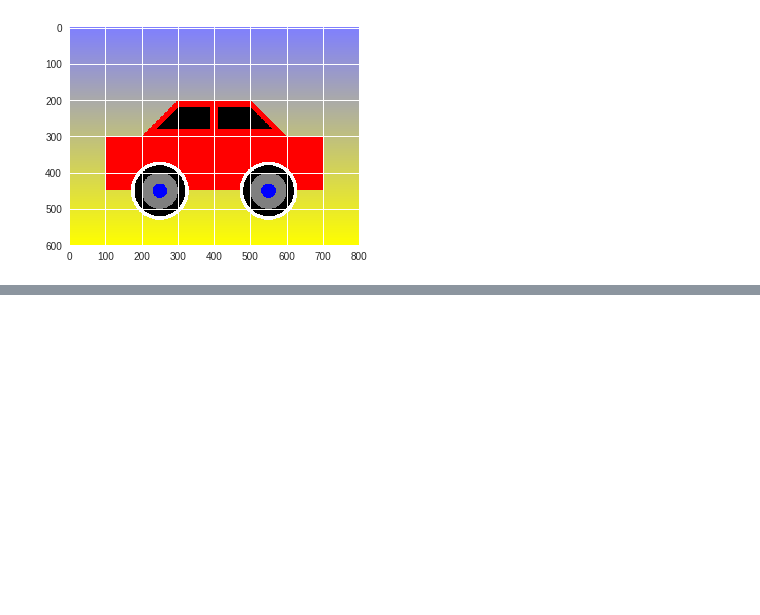
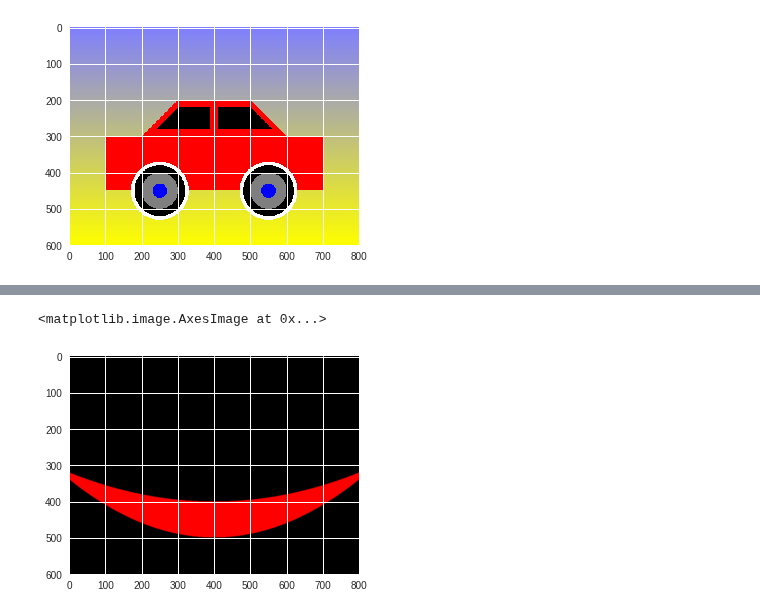
Before and after one commit to tjwei/NDHU_AM1130, a Jupyter notebook: 2018_Week07_Paint.ipynb, the cells around one changed output, grey strips where cells are left out. Cells and saved outputs as stored; diff of their text form; code cells hidden in the pictures; blank space fills up the shorter version.

```diff
--- a/2018_Week07_Paint.ipynb
+++ b/2018_Week07_Paint.ipynb
@@ -192,0 +204,11 @@ plt.imshow(img, interpolation="bilinear")
+# %%
+img[...] = 0
+curve1 = y<np.floor(500-0.001*(x-400)**2)
+curve2 = y>np.floor(400-0.0005*(x-400)**2)
+
+img[curve1 & curve2] = (1,0,0)
+
+plt.imshow(img, interpolation="bilinear")
+# %% [output]
+<matplotlib.image.AxesImage at 0x...>
+[figure, added]
```
Also changed, not shown: parts of 5 cells of this notebook.
